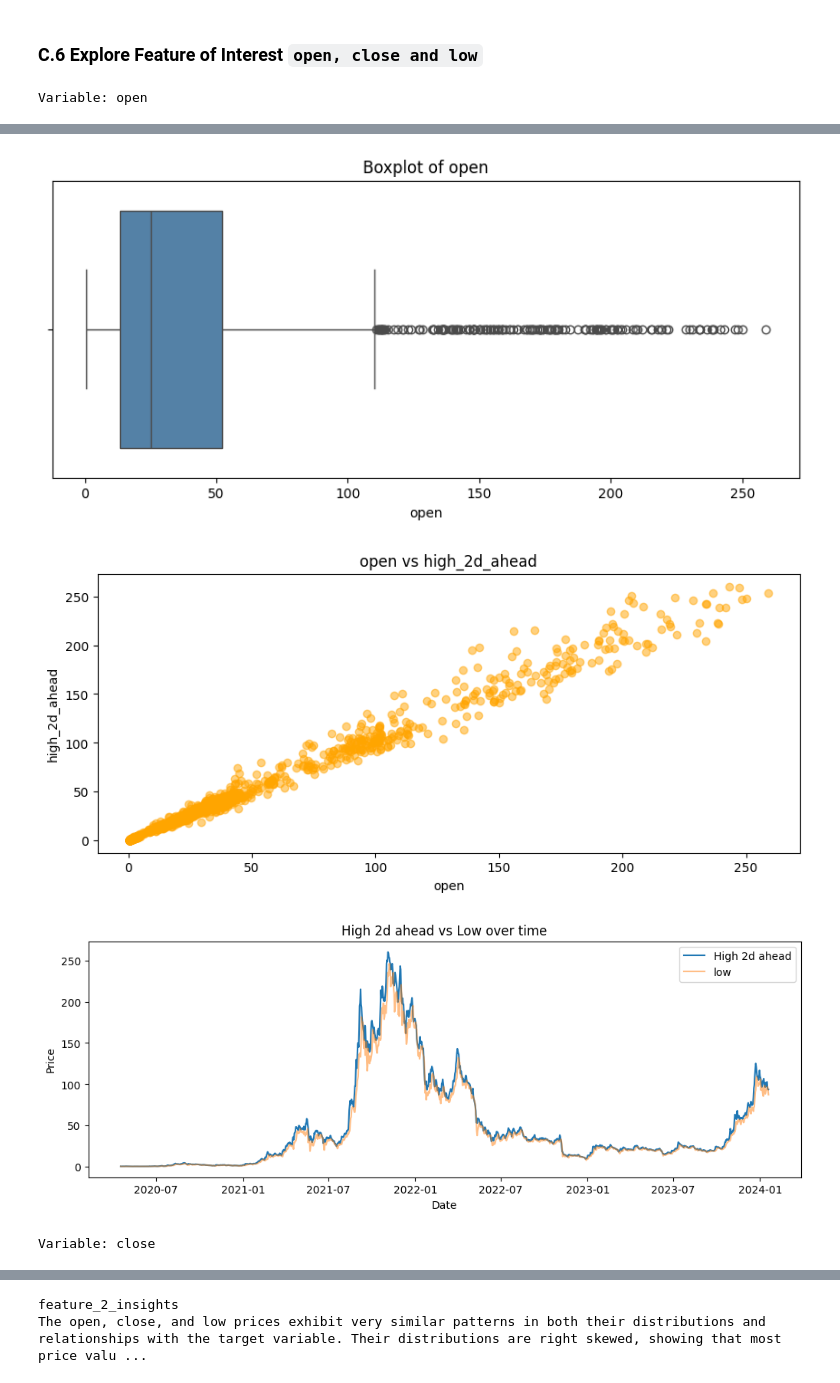
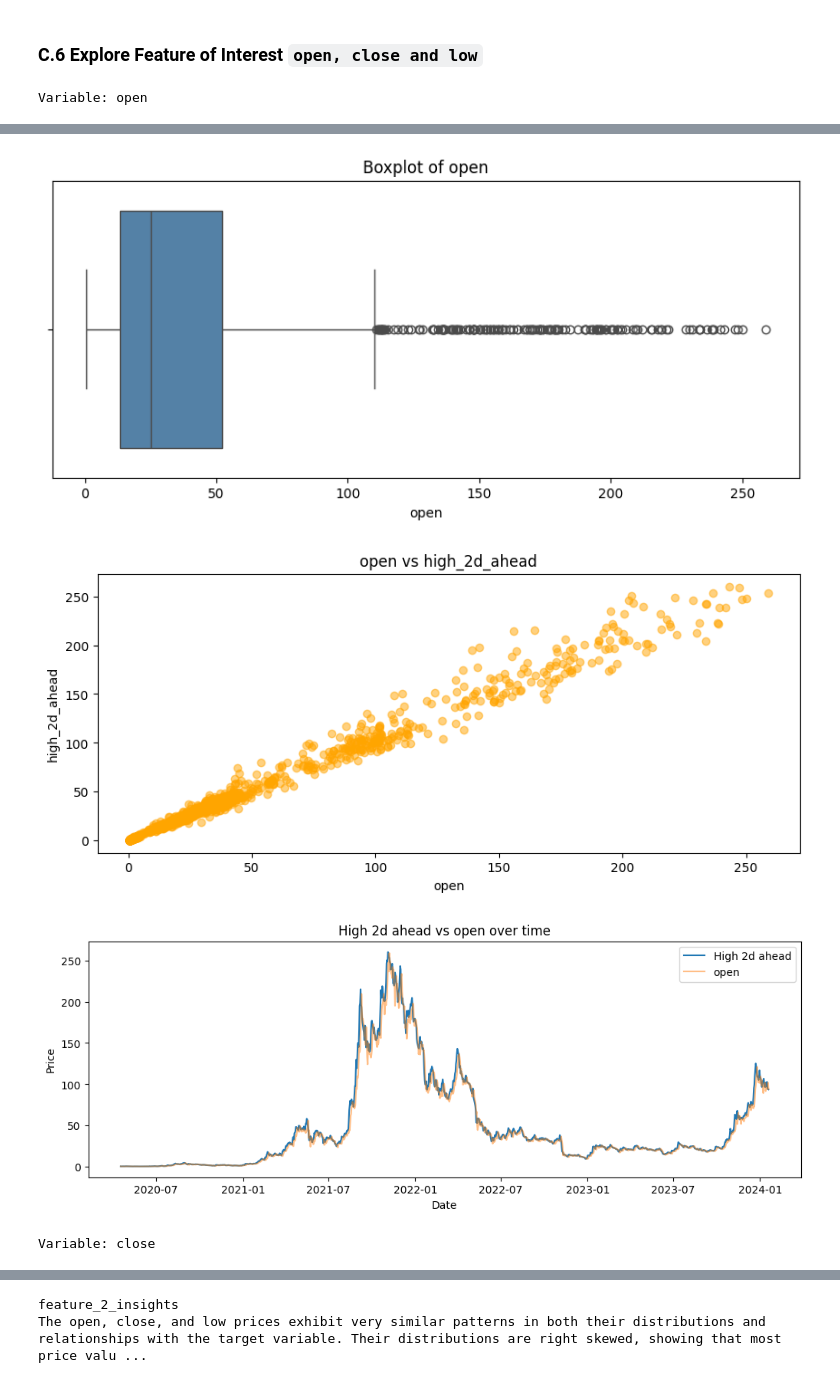
Before and after one commit to KittituchW/crypto-forecast-ml-research, a Jupyter notebook: notebooks/36120-25SP-AT3-group_13-25552249.ipynb, the cells around one changed output, grey strips where cells are left out. Drawn from its saved outputs; the diff is of its cells as text; code cells hidden in the pictures.

```diff
--- a/notebooks/36120-25SP-AT3-group_13-25552249.ipynb
+++ b/notebooks/36120-25SP-AT3-group_13-25552249.ipynb
@@ -614,8 +627,8 @@ numeric_feature_eda(train_df, 'open', target_col='high_2d_ahead')
 # Plot comparison price over time
 plt.figure(figsize=(12, 4))
 plt.plot(train_df['timeOpen'], train_df['high_2d_ahead'], label='High 2d ahead')
-plt.plot(train_df['timeOpen'], train_df['low'], alpha=0.5, label='low')
-plt.title("High 2d ahead vs Low over time")
+plt.plot(train_df['timeOpen'], train_df['open'], alpha=0.5, label='open')
+plt.title("High 2d ahead vs open over time")
 plt.xlabel("Date")
 plt.ylabel("Price")
 plt.legend()
@@ -627,35 +640,35 @@ print("\nVariable: close")
 numeric_feature_eda(train_df, 'close', target_col='high_2d_ahead')
 
 # Plot comparison price over time
 plt.figure(figsize=(12, 4))
 plt.plot(train_df['timeOpen'], train_df['high_2d_ahead'], label='High 2d ahead')
-plt.plot(train_df['timeOpen'], train_df['close'], alpha=0.5, label='high')
+plt.plot(train_df['timeOpen'], train_df['close'], alpha=0.5, label='close')
 plt.title("High 2d ahead vs Close over time")
 plt.xlabel("Date")
 plt.ylabel("Price")
 plt.legend()
 plt.show()
 
 # Explore 'low'
 print("\nVariable: low")
 # Plot histogram, boxplot and scatter plot with target column
 numeric_feature_eda(train_df, 'low', target_col='high_2d_ahead')
 
 # Plot comparison price over time
 plt.figure(figsize=(12, 4))
 plt.plot(train_df['timeOpen'], train_df['high_2d_ahead'], label='High 2d ahead')
 plt.plot(train_df['timeOpen'], train_df['low'], alpha=0.5, label='low')
 plt.title("High 2d ahead vs Low over time")
 plt.xlabel("Date")
 plt.ylabel("Price")
 plt.legend()
 plt.show()
 # %% [output]
 Variable: open
 [figure]
 [figure]
 [figure]
-[figure, old version]
+[figure, new version]
 Variable: close
 [figure]
 [figure]
```
Also changed, not shown: parts of 5 cells of this notebook.
